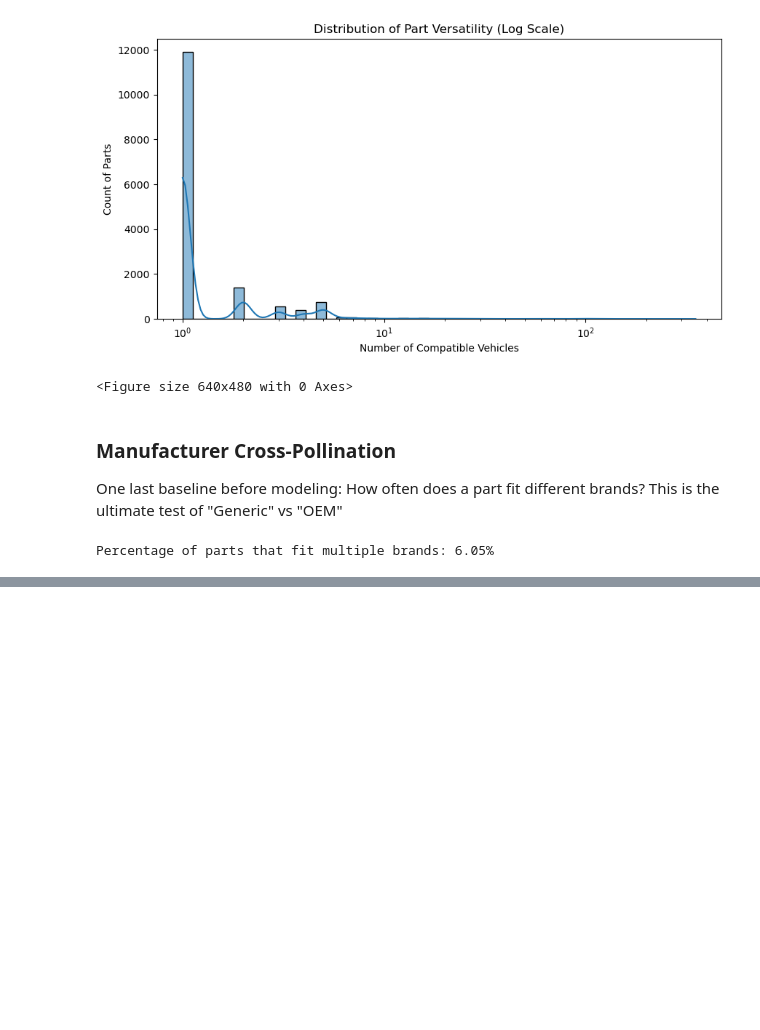
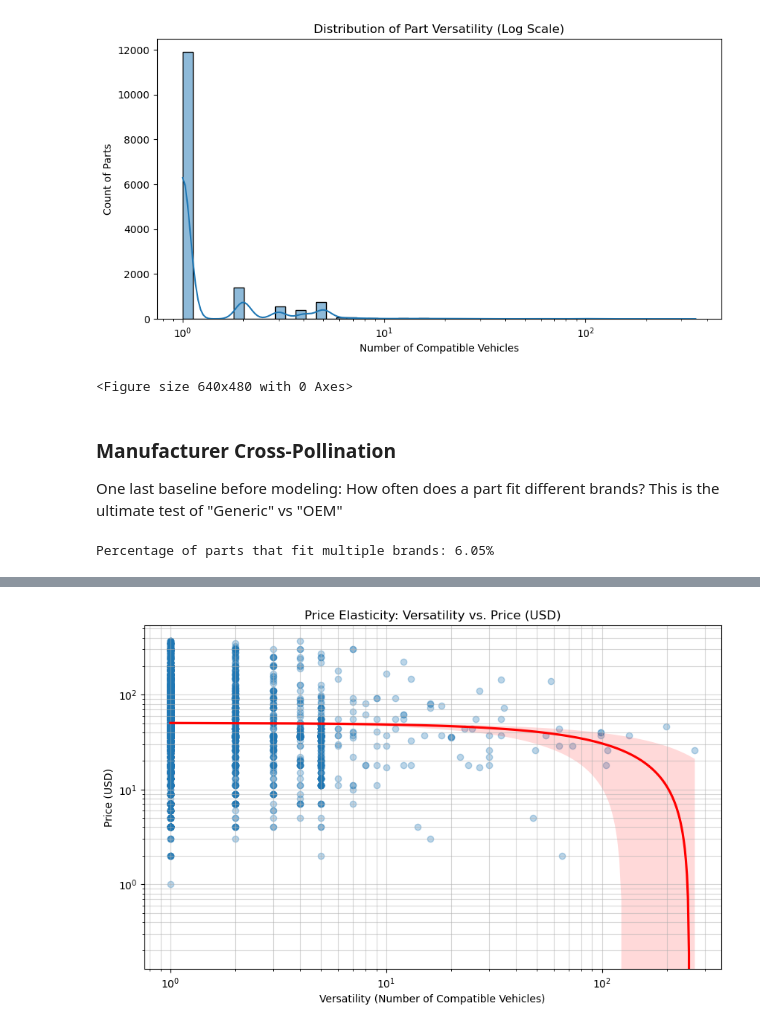
Before and after one commit to umundhe/automotive_aftermarket, a Jupyter notebook: project.ipynb, the cells around one changed output, grey strips where cells are left out. Drawn from its saved outputs; the diff is of its cells as text; code cells hidden in the pictures; blank space fills up the shorter version.

Commit message:
added code for modeling

```diff
--- a/project.ipynb
+++ b/project.ipynb
@@ -381,0 +384,20 @@ Percentage of parts that fit multiple brands: 6.05%
+# %%
+import pandas as pd
+import os  # Added import for os module
+
+# Load master dataset and training set
+master_df = pd.read_csv('data/auto_parts_master.csv')
+train_df = pd.read_csv('data/compatibility_training_set.csv')
+
+print("Master DF columns:", master_df.columns.tolist())
+print("Train DF columns:", train_df.columns.tolist())
+
+# Check for vehicles file
+files = os.listdir('.')
+vehicles_file = [f for f in files if 'vehicle' in f.lower()]
+print("Vehicle related files:", vehicles_file)
+
+# Read Column Description
+col_desc = pd.read_csv('data/Column Description.csv')
+print("\nColumn Description preview:")
+print(col_desc.head())
@@ -381,0 +513,55 @@ Percentage of parts that fit multiple brands: 6.05%
+# %%
+import matplotlib.pyplot as plt
+import seaborn as sns
+from sklearn.model_selection import train_test_split
+from sklearn.ensemble import RandomForestClassifier
+from sklearn.metrics import classification_report, confusion_matrix, accuracy_score
+
+# --- Task 1: Training Pipeline ---
+X_train, X_test, y_train, y_test = train_test_split(X, y, test_size=0.2, random_state=42)
+
+rf_model = RandomForestClassifier(n_estimators=100, random_state=42)
+rf_model.fit(X_train, y_train)
+
+y_pred = rf_model.predict(X_test)
+report = classification_report(y_test, y_pred)
+accuracy = accuracy_score(y_test, y_pred)
+
+print("Classification Report:\n", report)
+print("Accuracy:", accuracy)
+
+# Feature Importance
+importances = pd.DataFrame({'feature': X.columns, 'importance': rf_model.feature_importances_}).sort_values('importance', ascending=False)
+print("\nFeature Importances:\n", importances)
+
+# --- Task 2: Price Elasticity Analysis ---
+plt.figure(figsize=(10, 6))
+# Using a sample to avoid overplotting if data is large
+sample_elasticity = price_elasticity_df.sample(n=min(5000, len(price_elasticity_df)))
+sns.regplot(data=sample_elasticity, x='versatility', y='price_usd', scatter_kws={'alpha':0.3}, line_kws={'color':'red'})
+plt.title('Price Elasticity: Versatility vs. Price (USD)')
+plt.xlabel('Versatility (Number of Compatible Vehicles)')
+plt.ylabel('Price (USD)')
+plt.xscale('log')
+plt.yscale('log')
+plt.grid(True, which="both", ls="-", alpha=0.5)
+plt.savefig('images/price_elasticity_plot.png')
+
+# Calculate correlation
+correlation = price_elasticity_df[['versatility', 'price_usd']].corr().iloc[0,1]
+print(f"\nCorrelation between Versatility and Price: {correlation:.4f}")
+
+# --- Task 3: Market Gap Report ---
+# Using the manufacturer coverage calculated earlier
+manufacturer_coverage.to_csv('data/market_gap_report.csv', index=False)
+
+# Exporting predicted "fits" probabilities for a subset of the test set as a demonstration of "Missing Links" identification
+X_test_with_probs = X_test.copy()
+X_test_with_probs['true_fits'] = y_test
+X_test_with_probs['predicted_prob'] = rf_model.predict_proba(X_test)[:, 1]
+# High probability but true_fits == 0 are potential "Missing Links"
+potential_links = X_test_with_probs[(X_test_with_probs['true_fits'] == 0) & (X_test_with_probs['predicted_prob'] > 0.7)]
+potential_links.to_csv('data/potential_missing_links.csv', index=False)
+
+print(f"\nIdentified {len(potential_links)} high-probability missing links.")
+# %% [output]
@@ -381,0 +585 @@ Percentage of parts that fit multiple brands: 6.05%
+[figure, added]
```
Also changed, not shown: parts of 5 cells of this notebook, 4 other files.
